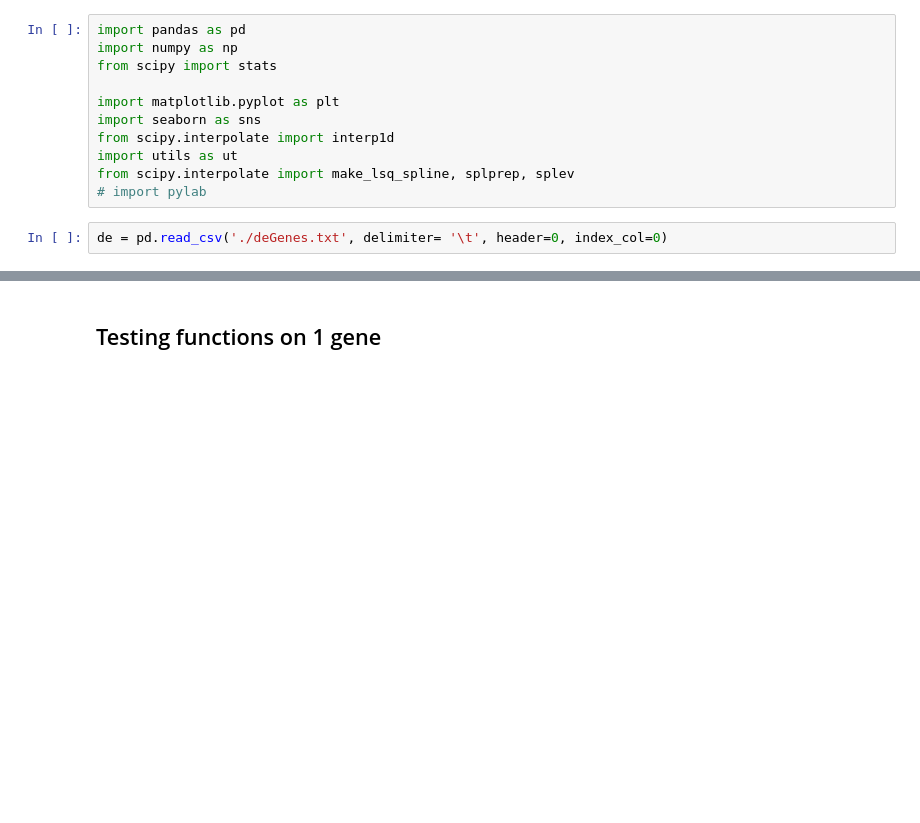
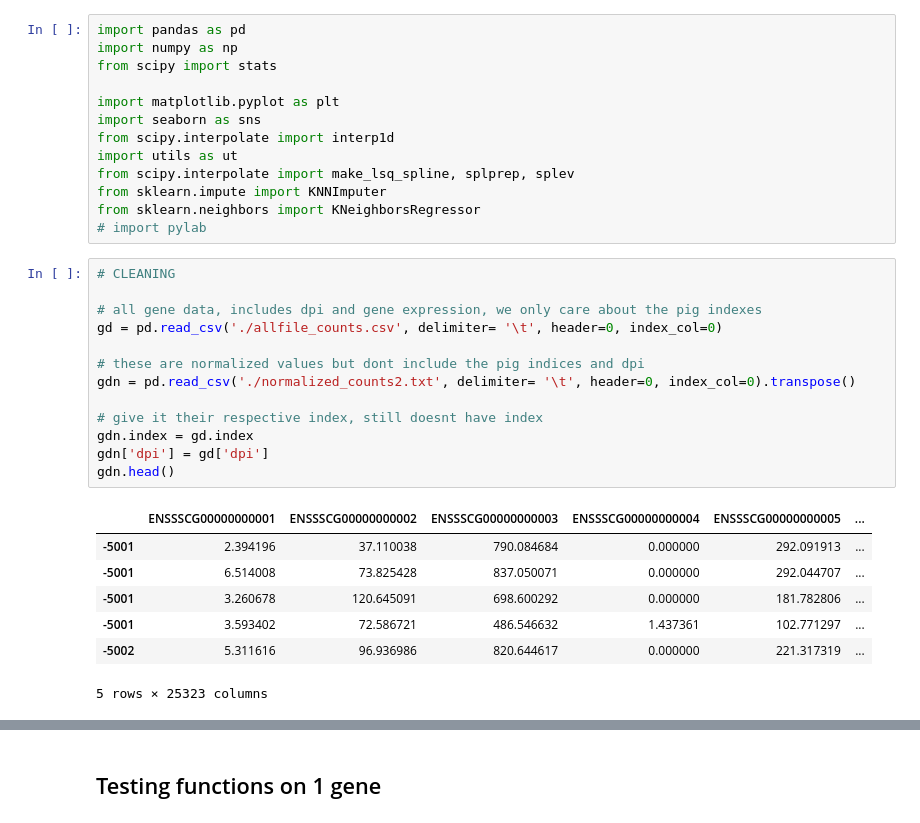
Before and after one commit to kristoffhernan/Pig-PRRSV-Infection-Prediction, a Jupyter notebook: imputing.ipynb, the cells around one changed output, grey strips where cells are left out. Drawn from its saved outputs; the diff is of its cells as text; blank space fills up the shorter version.

```diff
--- a/imputing.ipynb
+++ b/imputing.ipynb
@@ -8,6 +8,27 @@ import seaborn as sns
 from scipy.interpolate import interp1d
 import utils as ut
 from scipy.interpolate import make_lsq_spline, splprep, splev
+from sklearn.impute import KNNImputer
+from sklearn.neighbors import KNeighborsRegressor
 # import pylab
 # %%
-de = pd.read_csv('./deGenes.txt', delimiter= '\t', header=0, index_col=0)
+# CLEANING
+
+# all gene data, includes dpi and gene expression, we only care about the pig indexes
+gd = pd.read_csv('./allfile_counts.csv', delimiter= '\t', header=0, index_col=0)
+
+# these are normalized values but dont include the pig indices and dpi
+gdn = pd.read_csv('./normalized_counts2.txt', delimiter= '\t', header=0, index_col=0).transpose()
+
+# give it their respective index, still doesnt have index
+gdn.index = gd.index
+gdn['dpi'] = gd['dpi']
+gdn.head()
+# %% [output]
+|  | ENSSSCG00000000001 | ENSSSCG00000000002 | ENSSSCG00000000003 | ENSSSCG00000000004 | ENSSSCG00000000005 | ... |
+| -5001 | 2.394196 | 37.110038 | 790.084684 | 0.000000 | 292.091913 | ... |
+| -5001 | 6.514008 | 73.825428 | 837.050071 | 0.000000 | 292.044707 | ... |
+| -5001 | 3.260678 | 120.645091 | 698.600292 | 0.000000 | 181.782806 | ... |
+| -5001 | 3.593402 | 72.586721 | 486.546632 | 1.437361 | 102.771297 | ... |
+| -5002 | 5.311616 | 96.936986 | 820.644617 | 0.000000 | 221.317319 | ... |
+5 rows × 25323 columns
```
Also changed, not shown: parts of 8 cells of this notebook, 2 other files.
